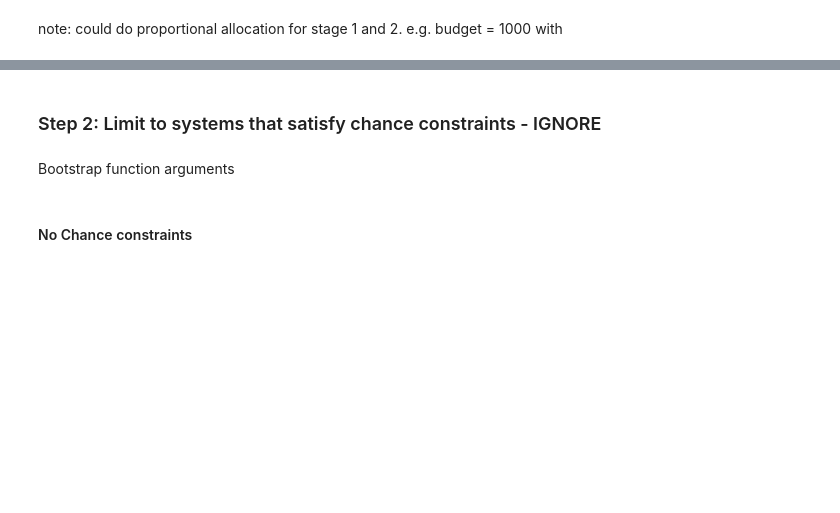
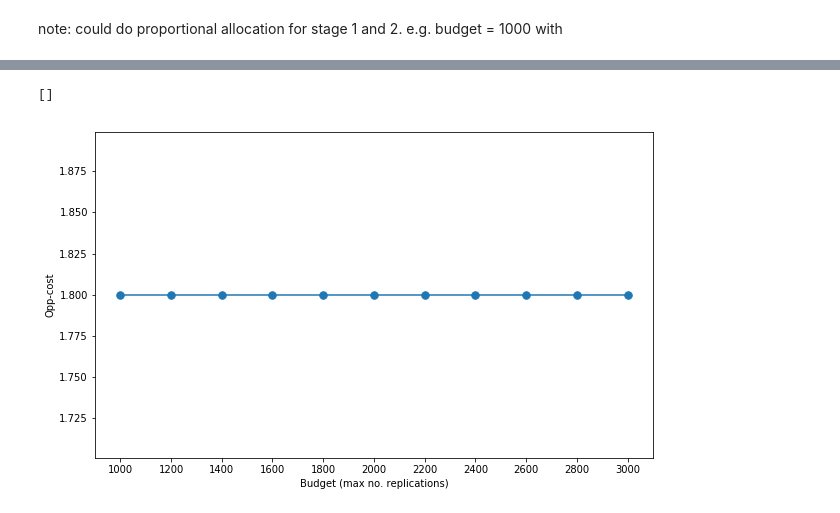
Before and after one commit to CLAHRCWessex/subset-selection-problem, a Jupyter notebook: BootComp_Compare_OCBA-m.ipynb, the cells around one changed output, grey strips where cells are left out. Saved outputs shown, nothing was run; the diff lists cells and outputs as text; code cells hidden in the pictures; blank space fills up the shorter version.

Commit message:
Added Opportunity Cost Function.

```diff
--- a/BootComp_Compare_OCBA-m.ipynb
+++ b/BootComp_Compare_OCBA-m.ipynb
@@ -228,3 +228,21 @@ def cs(selected_top_m, true_top_m):
 
     """
     return np.array_equal(np.sort(selected_top_m), true_top_m)
+# %%
+def oc(true_means, selected_top_m, true_top_m):
+    """
+    Return the opportunity cost of the selection
+    Method penalised particular bad solutions more than mildly bad
+
+    @true_means - numpy.array of true means
+    @selected_top_m - numpy.array containing the indexes of the top m means selected by the algorithm
+    @true_top_m - numpy.array containing the indexes of the true top m means
+
+    """
+    return true_means[true_top_m].sum() - true_means[selected_top_m].sum()
+# %%
+true_means = np.array([1, 2, 3, 4, 5, 6, 7, 8, 9, 10])
+selected_top_m = [2, 3, 4]
+true_top_m = [7, 8, 9]
+
+oc(true_means, selected_top_m, true_top_m)
@@ -272,5 +292,5 @@ stage 2 320
 # %%
-def numerical_experiment(experiments, budgets, m, n_0):
+def numerical_experiment(experiments, budgets, m, n_0, true_means, nboots=1000):
     """
     Conduct a user set number of numerical experiments on the algorithm
     for different computational budgets
@@ -294,10 +314,10 @@ def numerical_experiment(experiments, budgets, m, n_0):
         for t in range(len(budgets)):
             #print(experiments[exp].shape)
             #try:
-            selected_top_m = test_bootcomp(budget=budgets[t], model=experiments[exp],m=m, k=k, n=n_0).tolist()
+            selected_top_m = test_bootcomp(budget=budgets[t], model=experiments[exp],m=m, k=k, n=n_0, nboots=nboots).tolist()
             #selected_top_m = selected_top_m[0]
             print(selected_top_m)
-            correct_selections[exp][t] = cs(selected_top_m, true_top_m)
+            correct_selections[exp][t] = oc(true_means, selected_top_m, true_top_m)
             #except:
             #    correct_selections[exp][t] = 0
 
@@ -310,3 +334,3 @@ e.g. budget = 1000 with
 # %%
-css = numerical_experiment(experiments, budgets, 3, 50)
+css = numerical_experiment(experiments, budgets, 3, 20, true_means)
 # %% [output]
@@ -333,12 +368,11 @@ pd.DataFrame(css)
 # %%
 fig = plt.figure(figsize=(10,6))
 ax = pd.DataFrame(css, columns=budgets).mean(axis=0).plot(style='.-', ms=15)
-ax.set_ylabel("P{CS}")
+ax.set_ylabel("Opp-cost")
 ax.set_xlabel("Budget (max no. replications)")
 ax.set_xticks(ticks = [i for i in range(200, 8000, 200)])
 
 ax.plot()
+# %% [output]
+[]
+[figure, added]
-# %% [markdown]
-### Step 2: Limit to systems that satisfy chance constraints - IGNORE
-# %% [markdown]
-Bootstrap function arguments
@@ -351,2 +378,0 @@ args.point_estimate_func = bs.bootstrap_mean
-# %% [markdown]
-#### No Chance constraints
```
Also changed, not shown: parts of 67 cells of this notebook.
